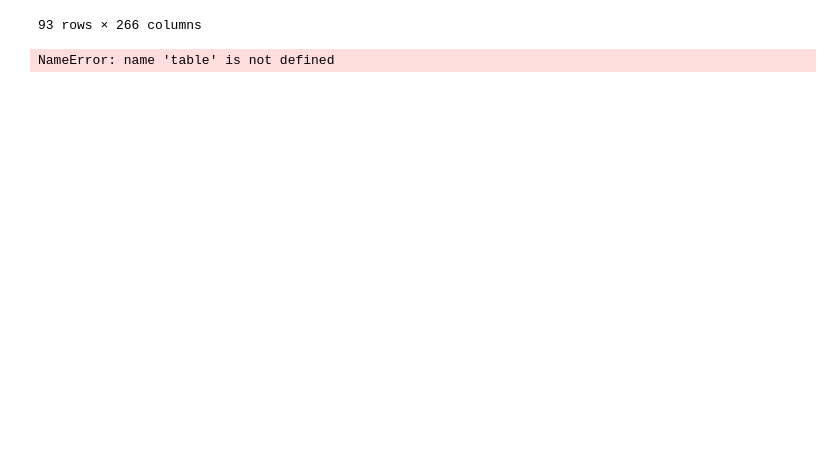
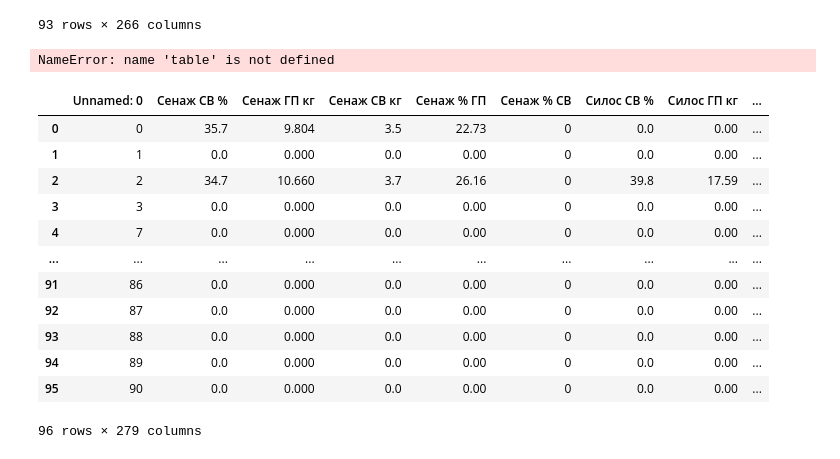
Before and after one commit to Sosylka19/EcoNiva-Cows, a Jupyter notebook: src/tables.ipynb, the cells around one changed output. Cells and saved outputs as stored; diff of their text form; code cells hidden in the pictures; blank space fills up the shorter version.

```diff
--- a/src/tables.ipynb
+++ b/src/tables.ipynb
@@ -198,3 +199,21 @@ table.to_excel('full_table.xlsx')
 table.head()
 # %% [output]
 NameError: name 'table' is not defined
+# %%
+df = pd.read_excel('kis.xlsx')
+# %%
+df
+# %% [output]
+|  | Unnamed: 0 | Сенаж СВ % | Сенаж ГП кг | Сенаж СВ кг | Сенаж % ГП | Сенаж % СВ | Силос СВ % | Силос ГП кг | ... |
+| 0 | 0 | 35.7 | 9.804 | 3.5 | 22.73 | 0 | 0.0 | 0.00 | ... |
+| 1 | 1 | 0.0 | 0.000 | 0.0 | 0.00 | 0 | 0.0 | 0.00 | ... |
+| 2 | 2 | 34.7 | 10.660 | 3.7 | 26.16 | 0 | 39.8 | 17.59 | ... |
+| 3 | 3 | 0.0 | 0.000 | 0.0 | 0.00 | 0 | 0.0 | 0.00 | ... |
+| 4 | 7 | 0.0 | 0.000 | 0.0 | 0.00 | 0 | 0.0 | 0.00 | ... |
+| ... | ... | ... | ... | ... | ... | ... | ... | ... | ... |
+| 91 | 86 | 0.0 | 0.000 | 0.0 | 0.00 | 0 | 0.0 | 0.00 | ... |
+| 92 | 87 | 0.0 | 0.000 | 0.0 | 0.00 | 0 | 0.0 | 0.00 | ... |
+| 93 | 88 | 0.0 | 0.000 | 0.0 | 0.00 | 0 | 0.0 | 0.00 | ... |
+| 94 | 89 | 0.0 | 0.000 | 0.0 | 0.00 | 0 | 0.0 | 0.00 | ... |
+| 95 | 90 | 0.0 | 0.000 | 0.0 | 0.00 | 0 | 0.0 | 0.00 | ... |
+96 rows × 279 columns
```
Also changed, not shown: parts of 3 cells of this notebook, 1 other file.
